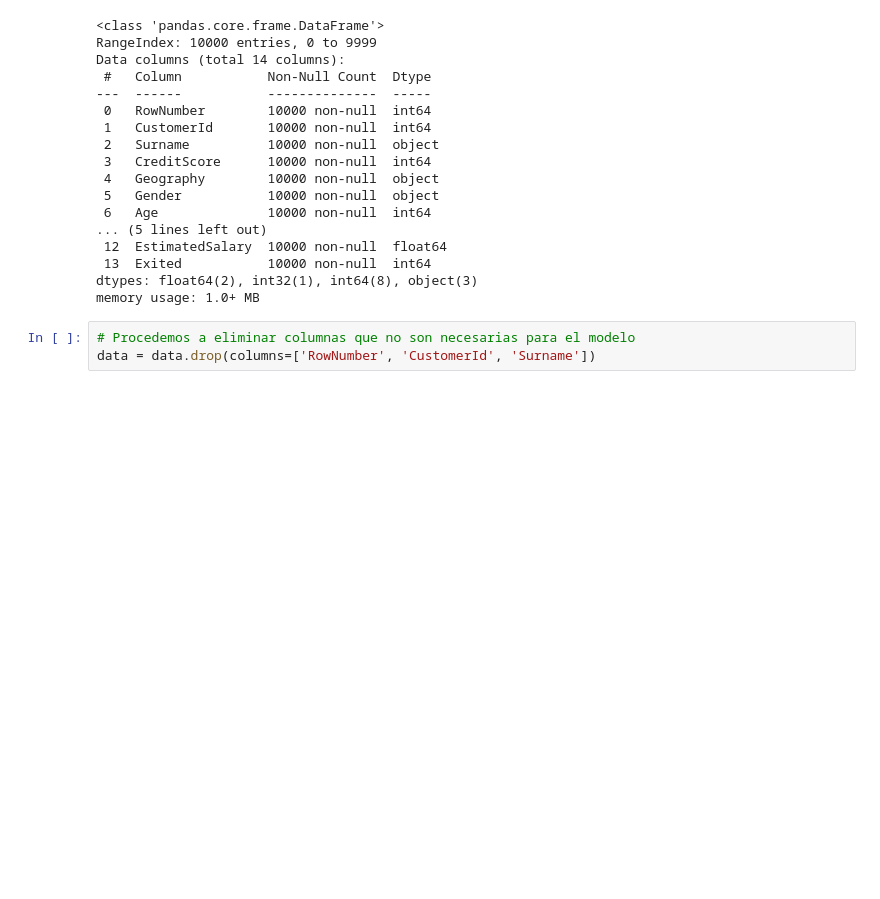
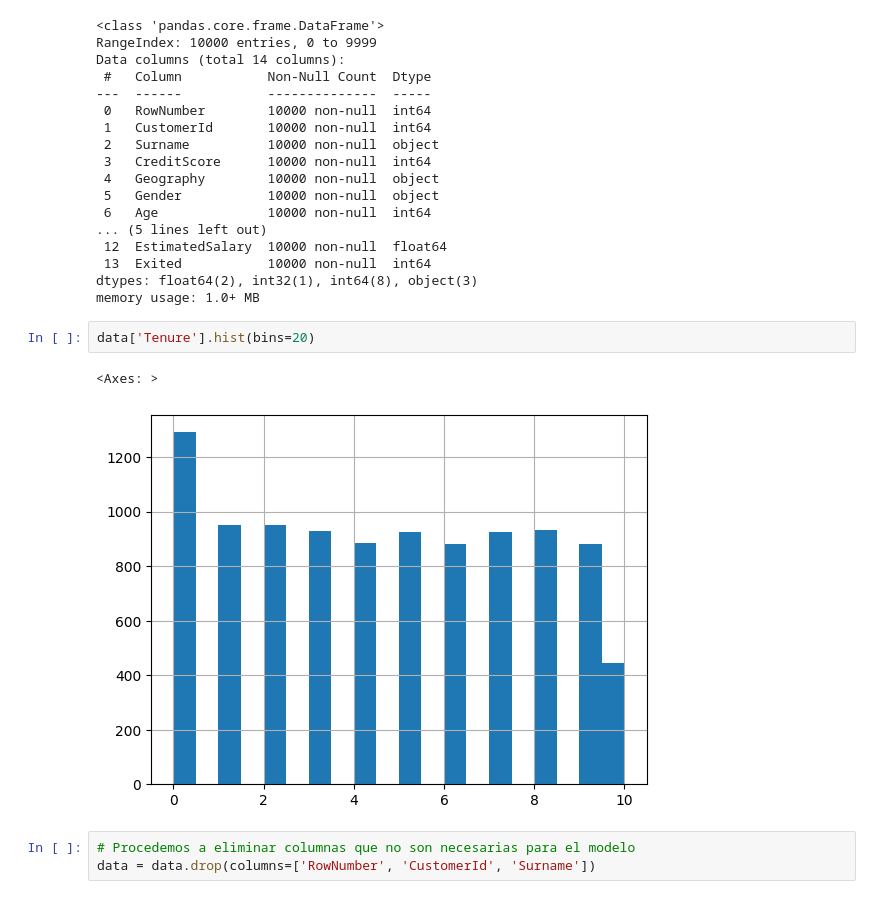
Before and after one commit to marxramos/Analisis-Churn-Beta-Bank, a Jupyter notebook: Notebooks/chrun_beta_bank.ipynb, the cells around one changed output. Saved outputs shown, nothing was run; the diff lists cells and outputs as text; blank space fills up the shorter version.

```diff
--- a/Notebooks/chrun_beta_bank.ipynb
+++ b/Notebooks/chrun_beta_bank.ipynb
@@ -101,6 +115,11 @@ Data columns (total 14 columns):
  13  Exited           10000 non-null  int64
 dtypes: float64(2), int32(1), int64(8), object(3)
 memory usage: 1.0+ MB
+# %%
+data['Tenure'].hist(bins=20)
+# %% [output]
+<Axes: >
+[figure, added]
 # %%
 # Procedemos a eliminar columnas que no son necesarias para el modelo
 data = data.drop(columns=['RowNumber', 'CustomerId', 'Surname'])
```
Also changed, not shown: parts of 15 cells of this notebook.
